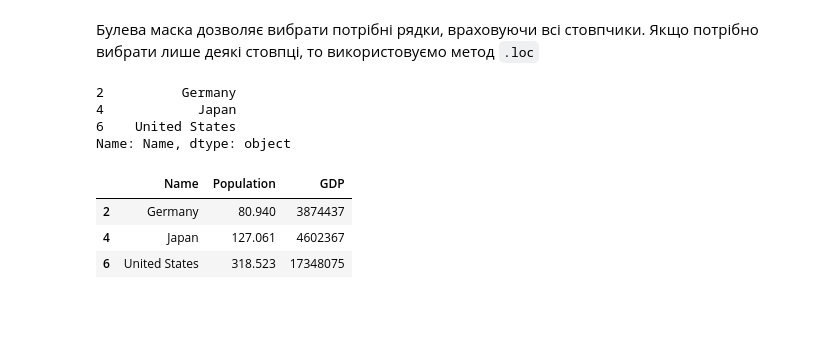
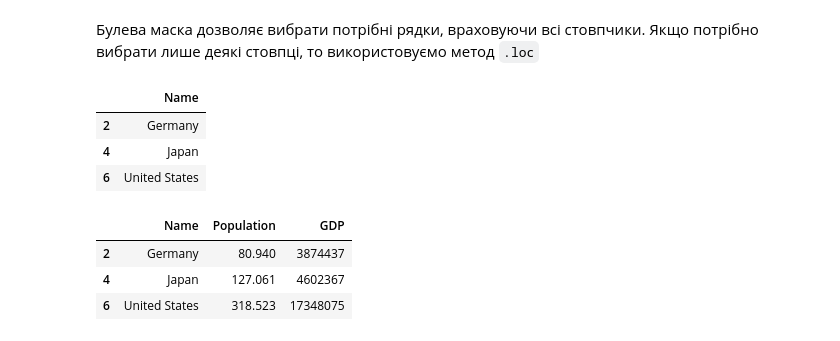
Before and after one commit to HalyshAnton/Python-AI, a Jupyter notebook: pandas.ipynb, the cells around one changed output. Saved outputs shown, nothing was run; the diff lists cells and outputs as text; code cells hidden in the pictures; blank space fills up the shorter version.

```diff
--- a/pandas.ipynb
+++ b/pandas.ipynb
@@ -220,12 +213,12 @@ df[df['Population'] > 70]
 # %% [markdown]
 Булева маска дозволяє вибрати потрібні рядки, враховуючи всі стовпчики. Якщо потрібно вибрати лише деякі стовпці, то використовуємо метод `.loc`
 # %%
-df.loc[df['Population'] > 70, 'Name']
+df.loc[df['Population'] > 70, ['Name']]
 # %% [output]
-2          Germany
-4            Japan
-6    United States
-Name: Name, dtype: object
+|  | Name |
+| 2 | Germany |
+| 4 | Japan |
+| 6 | United States |
 # %%
 df.loc[df['Population'] > 70, ['Name', 'Population', 'GDP']]
 # %% [output]
```
Also changed, not shown: parts of 6 cells of this notebook.
